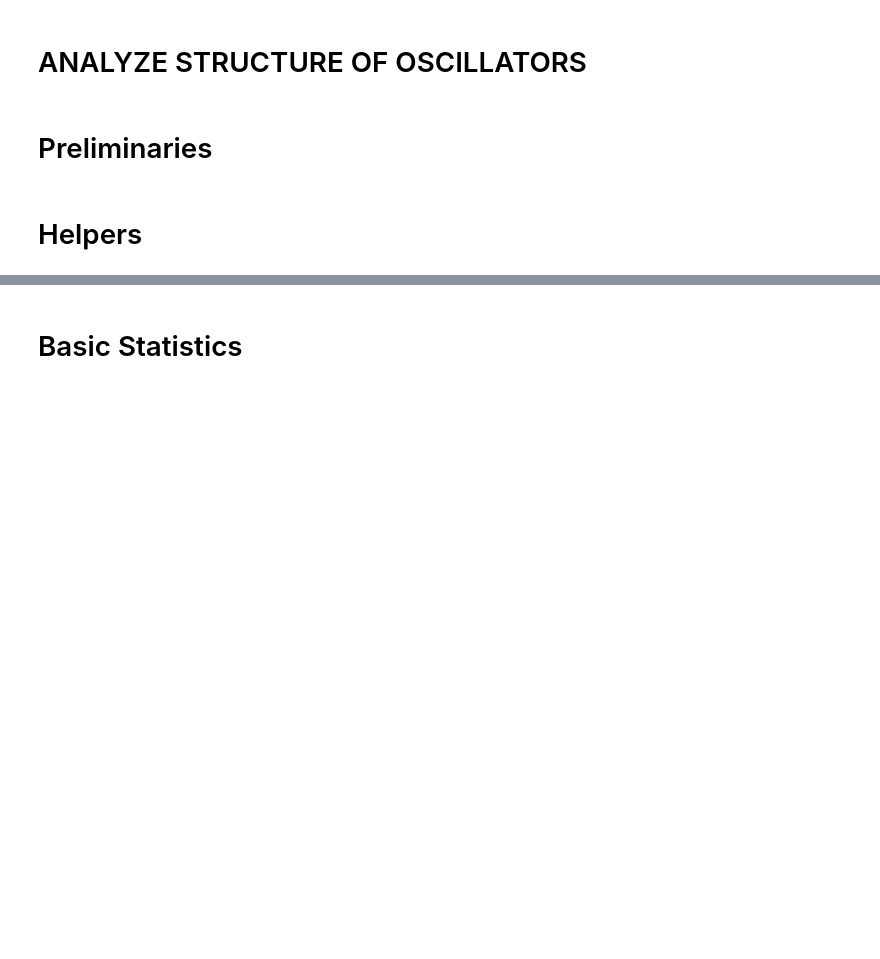
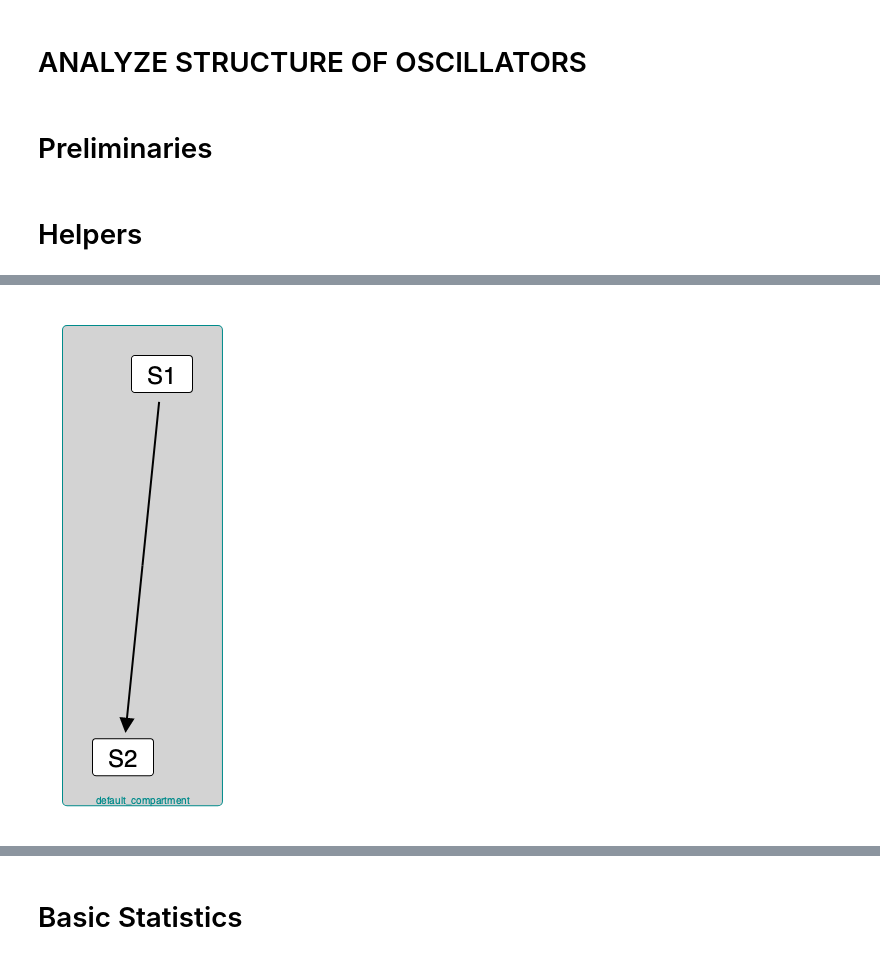
Before and after one commit to ModelEngineering/pySubnetSB, a Jupyter notebook: notebooks/analyze_structure.ipynb, the cells around one changed output, grey strips where cells are left out. Cells and saved outputs as stored; diff of their text form; code cells hidden in the pictures; blank space fills up the shorter version.

```diff
--- a/notebooks/analyze_structure.ipynb
+++ b/notebooks/analyze_structure.ipynb
@@ -126,0 +39,15 @@ weak_statistics.num_duplicate, strong_statistics.num_duplicate
+# %%
+def drawModel(model):
+    rr = te.loada(model)
+    diagram = SBMLNetwork(rr.getSBML())
+    diagram.autolayout()
+    diagram.draw()
+
+# Tests
+model = """
+S1 -> S2; S1
+S1 = 0; S2 = 0
+"""
+drawModel(model)
+# %% [output]
+[figure, added]
```
Also changed, not shown: parts of 25 cells of this notebook, 13 other files.
